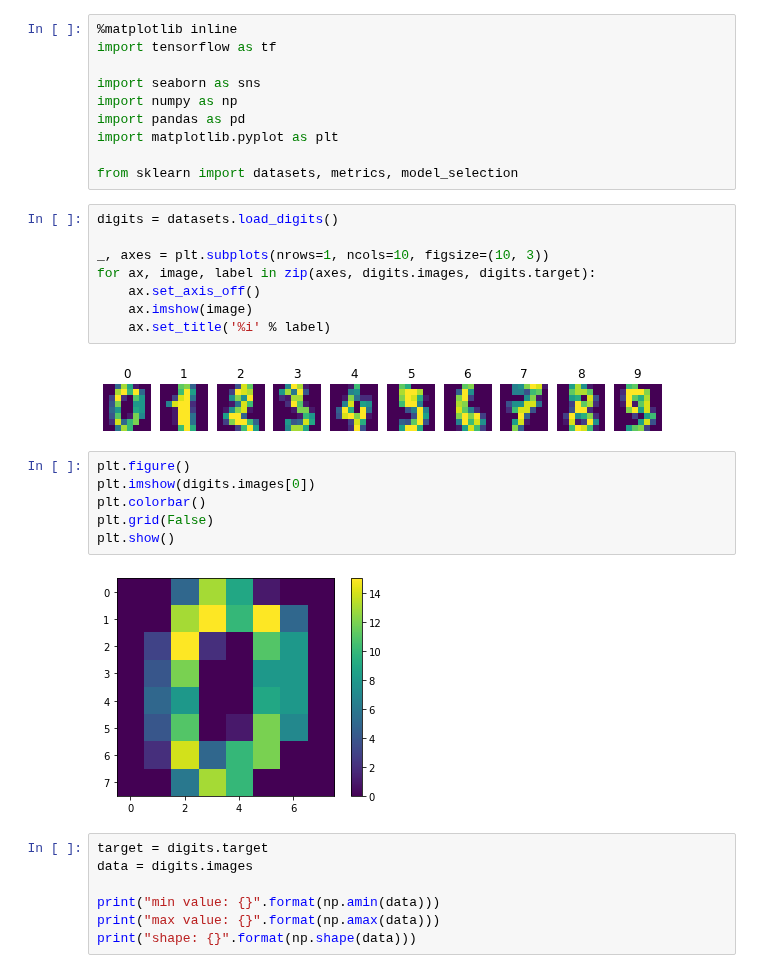
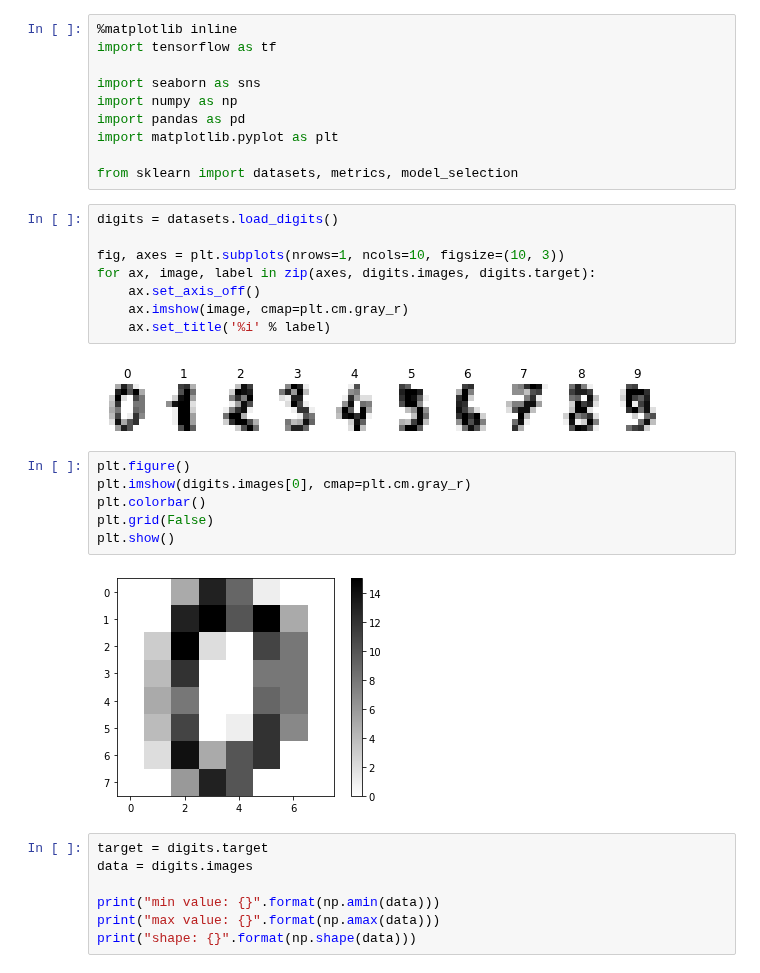
Before and after one commit to rueedlinger/machine-learning-snippets, a Jupyter notebook: notebooks/supervised/neural_net/classification_neural_net.ipynb, the cells around one changed output. Saved outputs shown, nothing was run; the diff lists cells and outputs as text.

```diff
--- a/notebooks/supervised/neural_net/classification_neural_net.ipynb
+++ b/notebooks/supervised/neural_net/classification_neural_net.ipynb
@@ -13,21 +13,21 @@ from sklearn import datasets, metrics, model_selection
 # %%
 digits = datasets.load_digits()
 
-_, axes = plt.subplots(nrows=1, ncols=10, figsize=(10, 3))
+fig, axes = plt.subplots(nrows=1, ncols=10, figsize=(10, 3))
 for ax, image, label in zip(axes, digits.images, digits.target):
     ax.set_axis_off()
-    ax.imshow(image)
+    ax.imshow(image, cmap=plt.cm.gray_r)
     ax.set_title('%i' % label)
 # %% [output]
-[figure, old version]
+[figure, new version]
 # %%
 plt.figure()
-plt.imshow(digits.images[0])
+plt.imshow(digits.images[0], cmap=plt.cm.gray_r)
 plt.colorbar()
 plt.grid(False)
 plt.show()
 # %% [output]
-[figure, old version]
+[figure, new version]
 # %%
 target = digits.target
 data = digits.images
```
Also changed, not shown: parts of 8 cells of this notebook, 2 other files.
